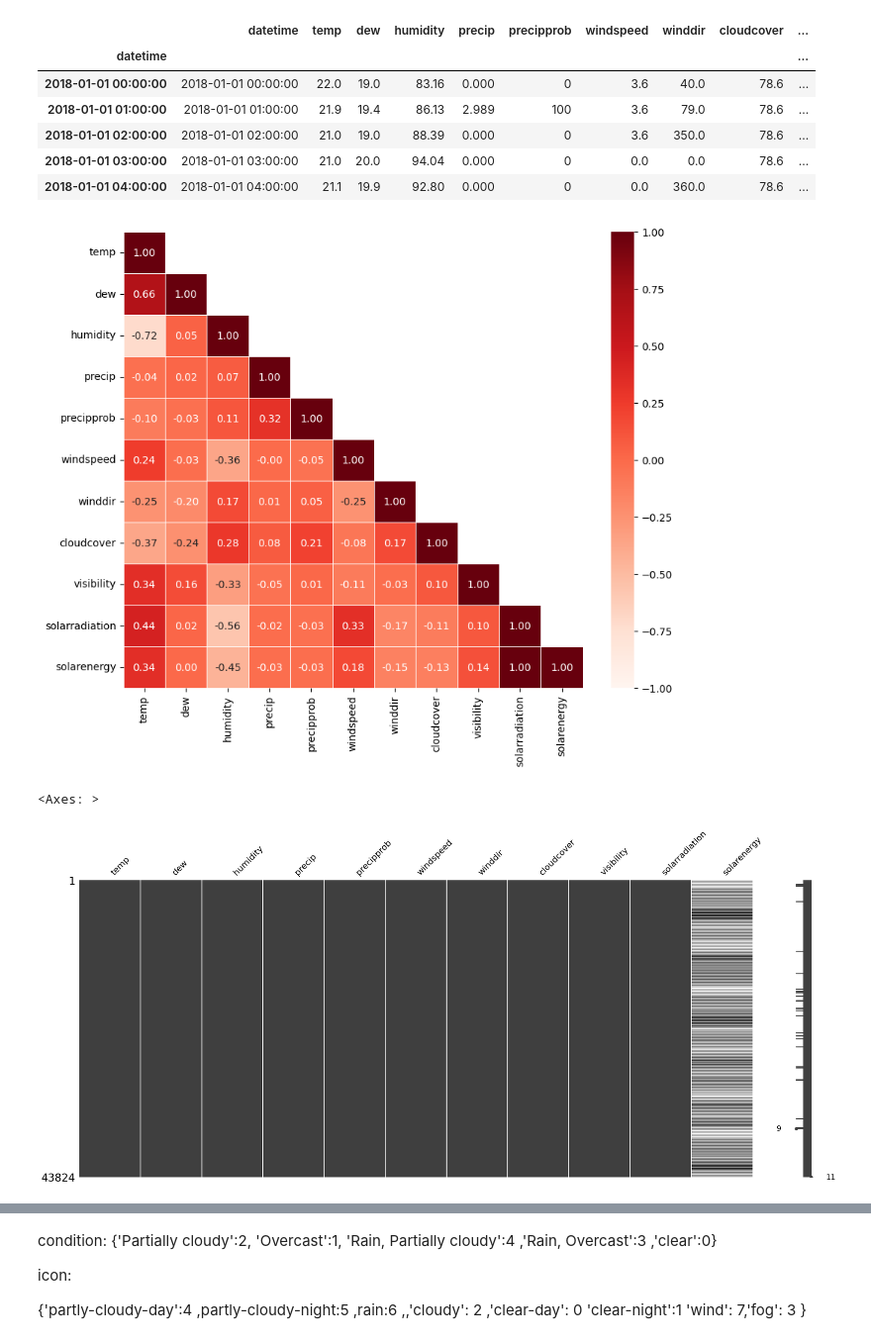
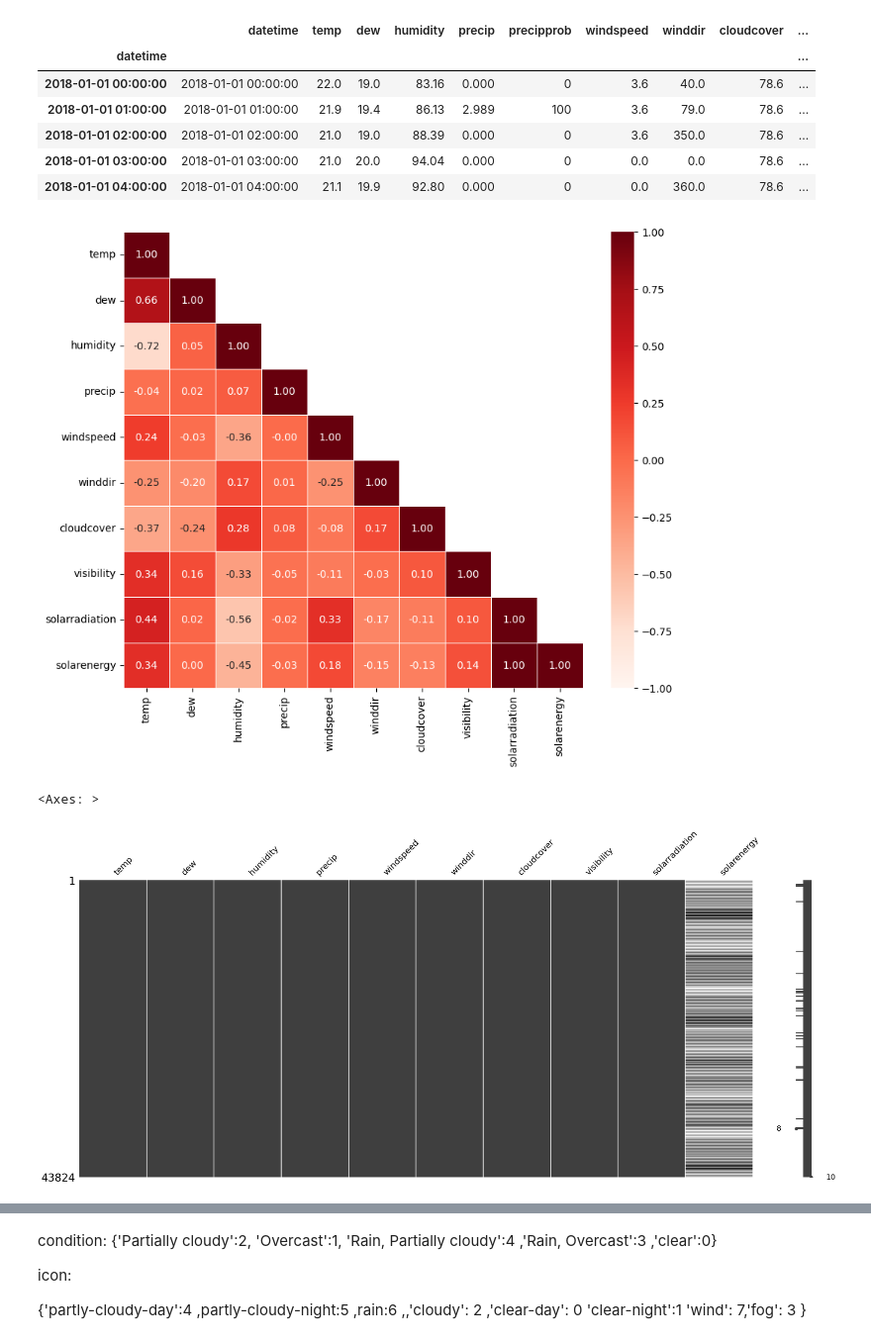
Before and after one commit to Nguyenchiemgiang01/forcast_weather_RNN, a Jupyter notebook: train_data.ipynb, the cells around one changed output, grey strips where cells are left out. Shown at 99% size. Cells and saved outputs as stored; diff of their text form; code cells hidden in the pictures.

```diff
--- a/train_data.ipynb
+++ b/train_data.ipynb
@@ -10,8 +10,11 @@ weather_data=data.copy()
 A.DATA PROCESSING
 # %%
 #chuyển cột 'datetime' sang định dạng thời gian và đặt cột 'datetime' làm index cho dataframe
-weather_data['datetime'] = pd.to_datetime(weather_data['datetime'])
-weather_data =weather_data.set_index(pd.DatetimeIndex(weather_data['datetime']))
+def convert_datetime(weather_data):
+    weather_data['datetime'] = pd.to_datetime(weather_data['datetime'])
+    weather_data =weather_data.set_index(pd.DatetimeIndex(weather_data['datetime']))
+    return weather_data
+weather_data=convert_datetime(weather_data)
 weather_data.head()
 # %% [output]
 |  | datetime | temp | dew | humidity | precip | precipprob | windspeed | winddir | cloudcover | ... |
@@ -22,31 +25,31 @@ weather_data.head()
 | 2018-01-01 03:00:00 | 2018-01-01 03:00:00 | 21.0 | 20.0 | 94.04 | 0.000 | 0 | 0.0 | 0.0 | 78.6 | ... |
 | 2018-01-01 04:00:00 | 2018-01-01 04:00:00 | 21.1 | 19.9 | 92.80 | 0.000 | 0 | 0.0 | 360.0 | 78.6 | ... |
 # %%
-weather_data_y=pd.DataFrame(weather_data[['conditions','icon']])
-weather_data=pd.DataFrame(weather_data[['temp','dew','humidity','precip','precipprob','windspeed','winddir','cloudcover','visibility','solarradiation','solarenergy']])
+weather_data_y=pd.DataFrame(weather_data[['conditions','precipprob']])
+weather_data=pd.DataFrame(weather_data[['temp','dew','humidity','precip','windspeed','winddir','cloudcover','visibility','solarradiation','solarenergy']])
 
 #su tương quan giua cac bien trong du lieu
 weather_corr=weather_data.corr()
 
 one_corr=np.ones_like(weather_corr,dtype=bool)
 #tạo một mảng  toàn số 1 mới có kích thước giống với weather_corr
 mask=np.triu(one_corr,1)
 ## lấy phần tử trên và phía trên đường chéo chính và đặt các phần tử khác bằng 0
 
 mask_new=mask[1:,1:-2]
 
 fig,ax=plt.subplots(figsize=(10,8))
 sns.heatmap(data=weather_corr,mask=mask,annot=True,fmt=".2f",cmap="Reds",vmin=-1,vmax=1
             ,linecolor="white",linewidths=0.5,ax=ax)
 plt.show()
 #tạo ra biểu đồ nhiệt từ ma trận weather_corr và sử dụng mask để che dấu các phần tử nằm trên và phía trên đường chéo chính
 # %% [output]
-[figure, old version]
+[figure, new version]
 # %%
 #xử lý dữ liệu trống
 import missingno as msno
 msno.matrix(weather_data)
 # %% [output]
 <Axes: >
-[figure, old version]
+[figure, new version]
 # %%
```
Also changed, not shown: parts of 27 cells of this notebook, 1 other file.
